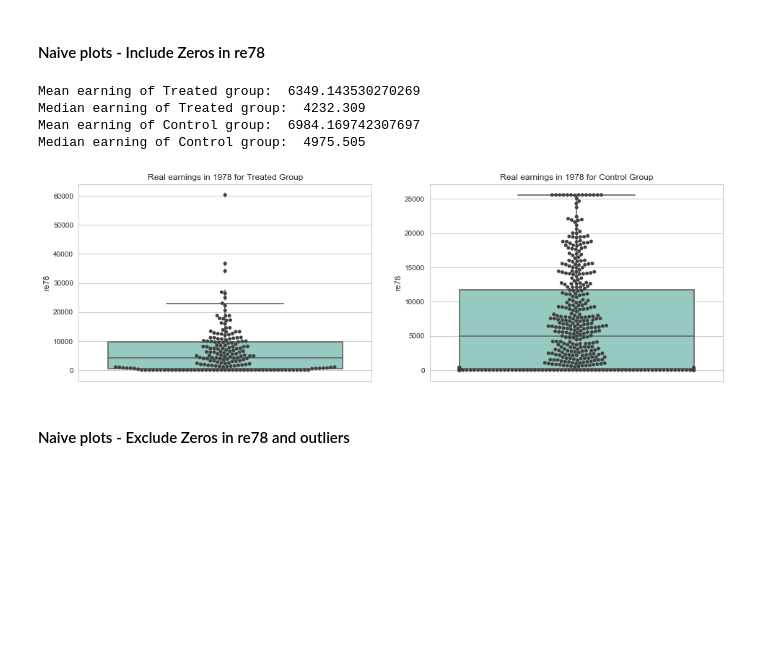
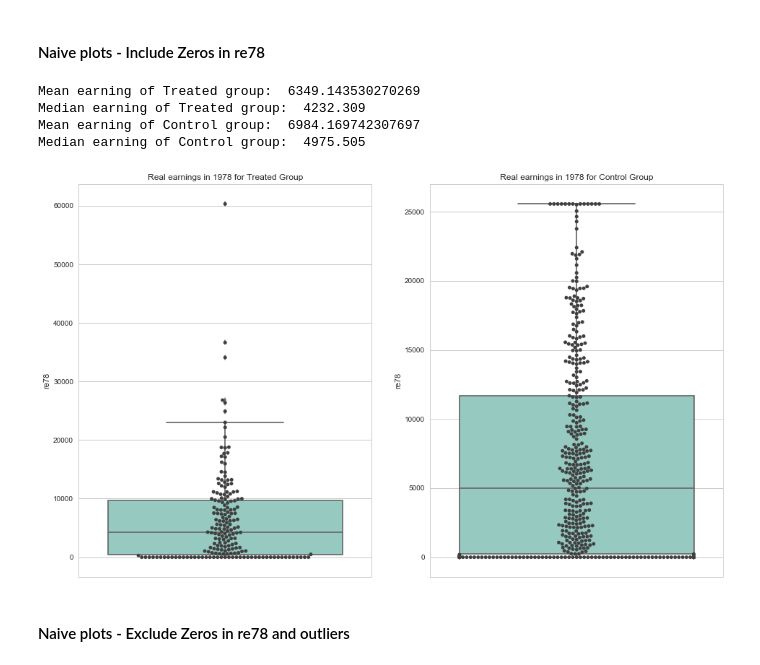
Before and after one commit to sanadhis/ADA-2017, a Jupyter notebook: 04 - Applied ML/Homework04.ipynb, the cells around one changed output. Saved outputs shown, nothing was run; the diff lists cells and outputs as text; code cells hidden in the pictures; blank space fills up the shorter version.

```diff
--- a/04 - Applied ML/Homework04.ipynb
+++ b/04 - Applied ML/Homework04.ipynb
@@ -45,7 +45,7 @@ df_combined.head(5)
 * We quickly figure out that zeros are presence in re78 column. We can assume that zeros in earnings column are either no data or each correspond subject actually did not has earnings at all in 1978.
 * Thus we take into account and we create dataframes with zeros replaces with NaN. By doing this, we can count only mean of the non-zeros values.
 # %%
-def split_data(dataframe):
+def split_data(df):
     return df.loc[df["treat"]==1], df.loc[df["treat"]==0]
 
 df_treated, df_control = split_data(df_combined)
@@ -89,25 +89,25 @@ Statistics of Control Group
 #### Naive plots - Include Zeros in re78
 # %%
 fig, (ax1, ax2) = plt.subplots(ncols=2)
-fig.set_size_inches(16, 5)
+fig.set_size_inches(16, 10)
 ax1 = sns.boxplot(y = 're78' , data=df_treated, ax = ax1, palette="Set3")
 ax1 = sns.swarmplot(y = 're78' , data=df_treated, ax = ax1, color=".25")
 ax1.set_title("Real earnings in 1978 for Treated Group")
 
 ax2 = sns.boxplot(y = 're78' , data=df_control, ax = ax2, palette="Set3")
 ax2 = sns.swarmplot(y = 're78' , data=df_control, ax = ax2, color=".25")
 ax2.set_title("Real earnings in 1978 for Control Group")
 
 print("Mean earning of Treated group: ",df_treated['re78'].mean())
 print("Median earning of Treated group: ",df_treated['re78'].median())
 print("Mean earning of Control group: ",df_control['re78'].mean())
 print("Median earning of Control group: ",df_control['re78'].median())
 # %% [output]
 Mean earning of Treated group:  6349.143530270269
 Median earning of Treated group:  4232.309
 Mean earning of Control group:  6984.169742307697
 Median earning of Control group:  4975.505
-[figure, old version]
+[figure, new version]
 # %% [markdown]
 #### Naive plots - Exclude Zeros in re78 and outliers
 # %%
```
Also changed, not shown: parts of 4 cells of this notebook.
